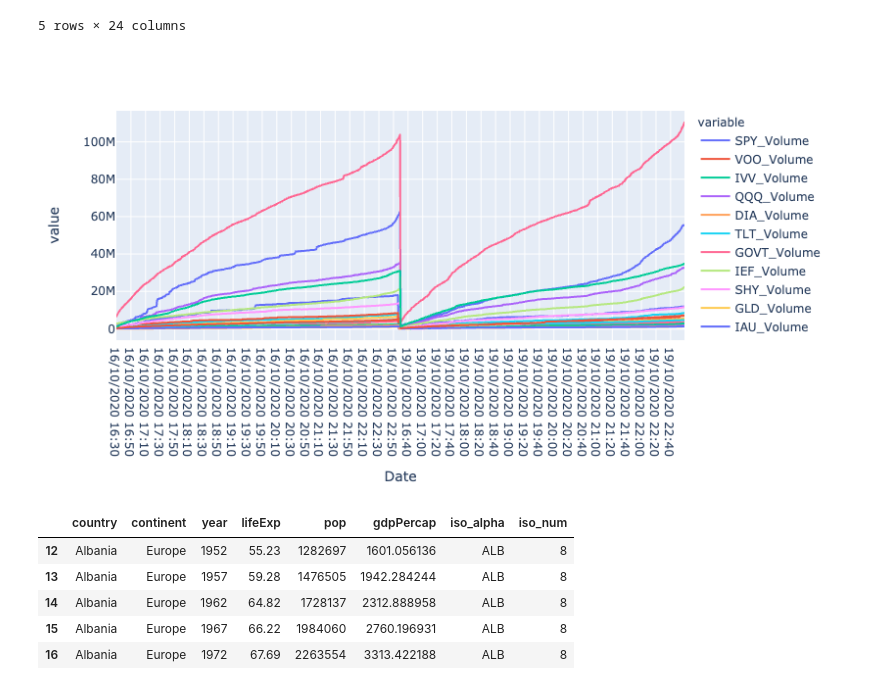
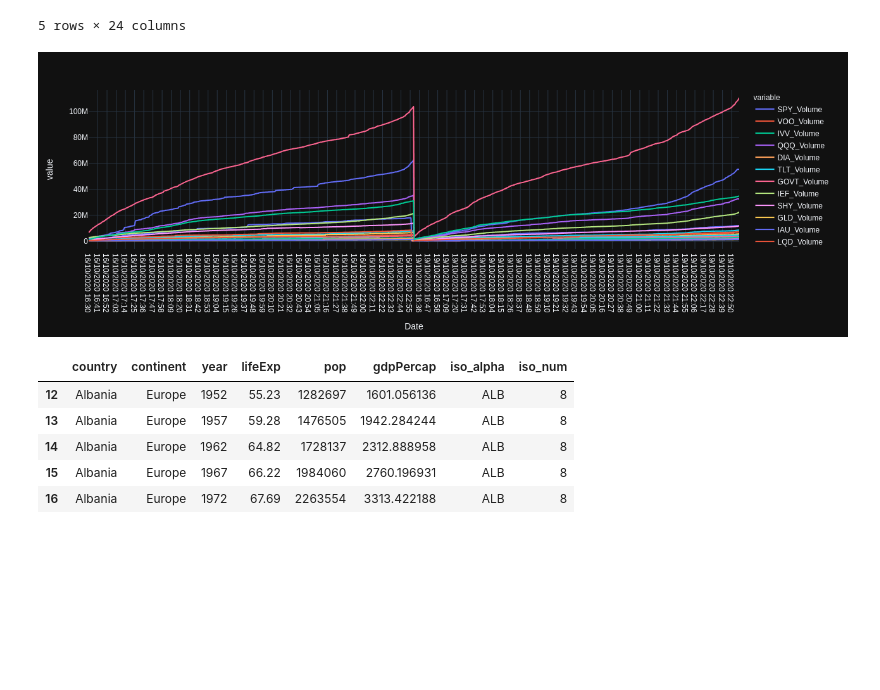
Before and after one commit to Arseni1919/ND_sandbox, a Jupyter notebook: Data Analisys.ipynb, the cells around one changed output. Saved outputs shown, nothing was run; the diff lists cells and outputs as text; code cells hidden in the pictures; blank space fills up the shorter version.

```diff
--- a/Data Analisys.ipynb
+++ b/Data Analisys.ipynb
@@ -75,8 +75,8 @@ for k in data.keys():
         list_of_graphs.append(k)
 # list_of_graphs = list_of_graphs[1:]
 list_of_graphs
-df_stocks = data[list_of_graphs]
-df_stocks.head()
+df_date_volume = data[list_of_graphs]
+df_date_volume.head()
 # %% [output]
 |  | Date | SPY_Volume | VOO_Volume | IVV_Volume | QQQ_Volume | DIA_Volume | TLT_Volume | GOVT_Volume | ... |
 | 0 | 16/10/2020 16:30 | 1882260.0 | 76176.0 | 74298.0 | 1754141.0 | 112945.0 | 279347.0 | 18711.0 | ... |
@@ -87,12 +87,14 @@ df_stocks.head()
 5 rows × 24 columns
 # %%
 px.line(
-    df_stocks,
+    df_date_volume,
     x='Date',
     y=list_of_graphs
+    ,
+    template='plotly_dark'
 )
 # %% [output]
-[figure, old version]
+[figure, new version]
 # %%
 list_of_graphs = []
 for k in data.keys():
```
Also changed, not shown: parts of 4 cells of this notebook, 2 other files.
